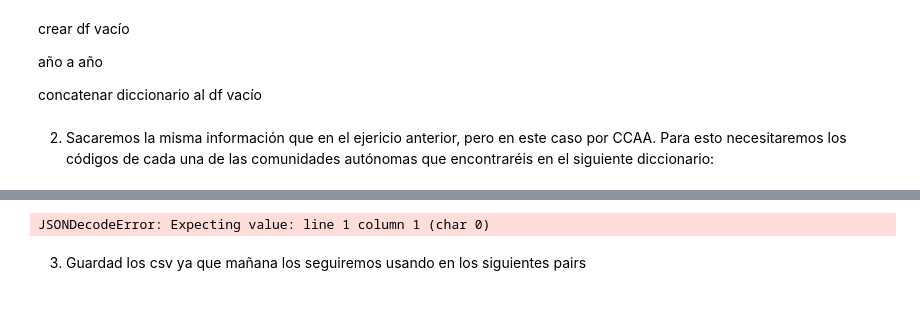
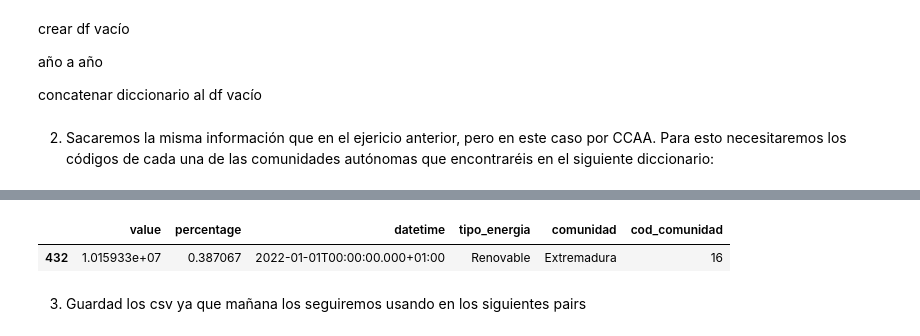
Before and after one commit to Adalab/EDA-y-ETL, a Jupyter notebook: etl/etl-I.ipynb, the cells around one changed output, grey strips where cells are left out. Drawn from its saved outputs; the diff is of its cells as text; code cells hidden in the pictures; blank space fills up the shorter version.

```diff
--- a/etl/etl-I.ipynb
+++ b/etl/etl-I.ipynb
@@ -12,5 +12,3 @@ from datetime import datetime, timedelta
 generacion y evolución
 # %% [markdown]
 llamada a la api de junio en español
-# %%
-url = 'https://apidatos.ree.es/es/datos/balance/balance-electrico?start_date=2019-01-01T00:00&end_date=2019-01-31T23:59&time_trunc=day'
@@ -263,5 +223,5 @@ df3 = pd.DataFrame(response3.json()['included'][0]['attributes']['values'])
 # %%
-def llamar_api_energia(lista_anos, **dicc_ccaa,):
+"""def llamar_api_energia(lista_anos, **dicc_ccaa,):
 
     df_final = pd.DataFrame
 
@@ -271,7 +231,7 @@ def llamar_api_energia(lista_anos, **dicc_ccaa,):
 
         for ano in anos:
 
-            url1 = f'https://apidatos.ree.es/es/datos/generacion/evolucion-renovable-no-renovable?start_date={ano}-01-01T00:00&end_date={ano}-12-31T23:59&time_trunc=month&geo_trunc=electric_system&geo_limit=ccaa&geo_ids={v}'
+            url1 = f'https://apidatos.ree.es/es/datos/generacion/evolucion-renovable-no-renovable?start_date={ano}-01-01T00:00&end_date={ano}-12-31T23:59&time_trunc=year&geo_trunc=electric_system&geo_limit=ccaa&geo_ids={v}'
             response1 = requests.get(url=url1)
             response1.status_code
             response1.reason
@@ -279,11 +239,8 @@ def llamar_api_energia(lista_anos, **dicc_ccaa,):
 
             diccionario1[ano] = df1
 
-            url2 = f'https://apidatos.ree.es/es/datos/generacion/evolucion-renovable-no-renovable?start_date={ano}-01-01T00:00&end_date={ano}-12-31T23:59&time_trunc=month&geo_trunc=electric_system&geo_limit=ccaa&geo_ids={v}'
-            response2 = requests.get(url=url2)
-            response2.status_code
-            response2.reason
-            df2 = pd.DataFrame(response2.json()['included'][1]['attributes']['values'])
+
+            df2 = pd.DataFrame(response1.json()['included'][1]['attributes']['values'])
 
             diccionario2[ano] = df2
 
@@ -301,11 +258,32 @@ def llamar_api_energia(lista_anos, **dicc_ccaa,):
 
 
 
-    return df_final
+    return df_final"""
-# %%
-df_ccaa = llamar_api_energia(anos, **cod_comunidades)
-df_ccaa.head()
-# %% [output]
-JSONDecodeError: Expecting value: line 1 column 1 (char 0)
+# %%
+def comunidades(inicio, fin):
+    datos_energia = pd.DataFrame()
+    for i in range(inicio, fin):
+        for k, v in cod_comunidades.items():
+                  #'https://apidatos.ree.es/es/datos/generacion/evolucion-renovable-no-renovable?start_date=2014-01-01T00:00&end_date=2018-12-31T23:59&time_trunc=year&geo_trunc=electric_system&geo_limit=ccaa&geo_ids=7'
+            url= f'https://apidatos.ree.es/es/datos/generacion/evolucion-renovable-no-renovable?start_date={i}-01-01T00:00&end_date={i}-12-31T23:59&time_trunc=year&geo_trunc=electric_system&geo_limit=ccaa&geo_ids={v}'
+            response5 = requests.get(url=url)
+            datos = response5.json()
+
+            for e in range(len(datos['included'])):
+                x = pd.DataFrame(datos['included'][e]['attributes']['values'])
+                x['tipo_energia'] = datos['included'][e]['attributes']['title']
+                x['comunidad'] = k
+                x['cod_comunidad'] = v
+
+                datos_energia = pd.concat([datos_energia, x], axis=0, ignore_index= True)
+
+    return datos_energia
+# %%
+energia_comunidades = comunidades(2011, 2023)
+# %%
+energia_comunidades.sample()
+# %% [output]
+|  | value | percentage | datetime | tipo_energia | comunidad | cod_comunidad |
+| 432 | 1.015933e+07 | 0.387067 | 2022-01-01T00:00:00.000+01:00 | Renovable | Extremadura | 16 |
 # %% [markdown]
 3. Guardad los csv ya que mañana los seguiremos usando en los siguientes pairs
```
Also changed, not shown: parts of 16 cells of this notebook, 1 other file.
